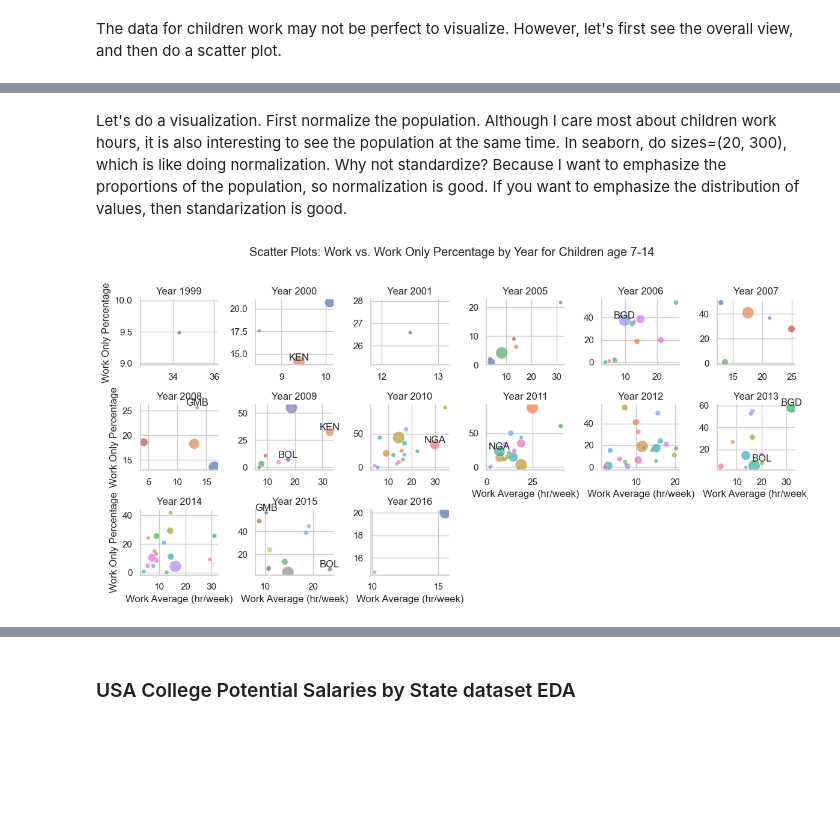
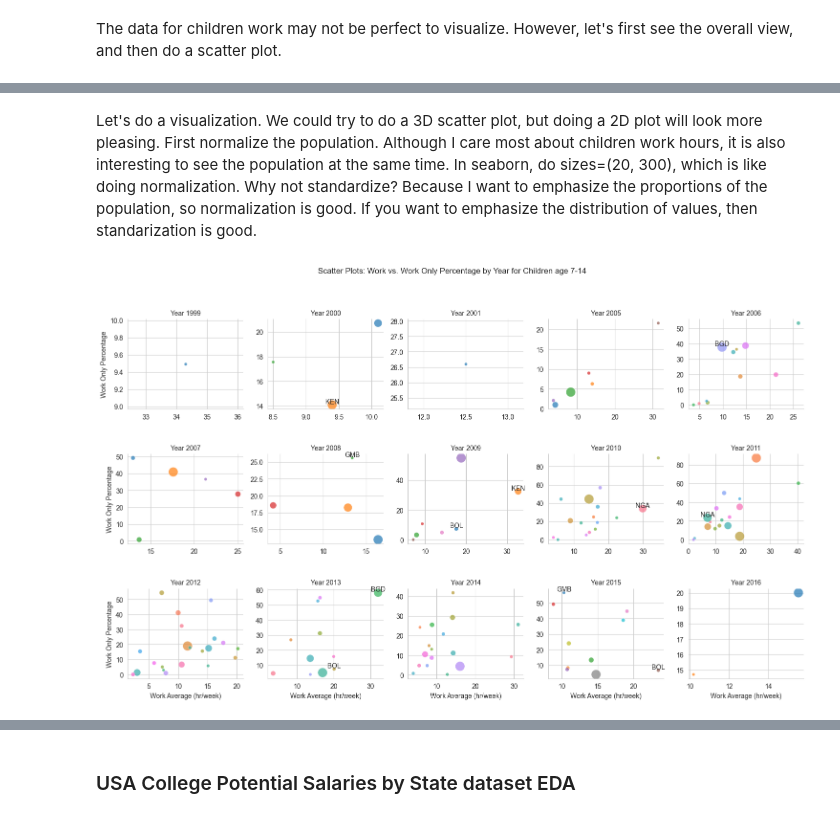
Before and after one commit to jerryliUMD/cmsc320_final_tutorial, a Jupyter notebook: tutorial.ipynb, the cells around one changed output, grey strips where cells are left out. Drawn from its saved outputs; the diff is of its cells as text; code cells hidden in the pictures; blank space fills up the shorter version.

```diff
--- a/tutorial.ipynb
+++ b/tutorial.ipynb
@@ -239,41 +300,40 @@ years = df_children_work['Year'].unique()
 # %% [markdown]
-Let's do a visualization. First normalize the population. Although I care most about children work hours, it is also interesting to see the population at the same time. In seaborn, do sizes=(20, 300), which is like doing normalization. Why not standardize? Because I want to emphasize the proportions of the population, so normalization is good. If you want to emphasize the distribution of values, then standarization is good.
+Let's do a visualization. We could try to do a 3D scatter plot, but doing a 2D plot will look more pleasing. First normalize the population. Although I care most about children work hours, it is also interesting to see the population at the same time. In seaborn, do sizes=(20, 300), which is like doing normalization. Why not standardize? Because I want to emphasize the proportions of the population, so normalization is good. If you want to emphasize the distribution of values, then standarization is good.
 # %%
 # Filter out the specific warning
-#warnings.filterwarnings("ignore", category=UserWarning, message="The figure layout has changed to tight")
+warnings.filterwarnings("ignore", category=UserWarning, message="The figure layout has changed to tight")
 
 # Create a FacetGrid of scatter plots
-g = sns.FacetGrid(df_children_work, col='Year', col_wrap=6, height=2, sharex=False, sharey=False)
+g = sns.FacetGrid(df_children_work, col='Year', col_wrap=5, height=3, sharex=False, sharey=False)
 g.map_dataframe(
     sns.scatterplot,
     x='Work_avg',
     y='Work_only_pct',
     size='Population',
     hue='Country',
     sizes=(20, 200),
     alpha=0.7,
 )
 
 g.set_titles(col_template="Year {col_name}")
 g.set_axis_labels('Work Average (hr/week)', 'Work Only Percentage')
 g.fig.suptitle('Scatter Plots: Work vs. Work Only Percentage by Year for Children age 7-14', y=1.02)
 plt.subplots_adjust(top=0.9, hspace=0.5)
 
 #let's track some countries
 track_countries = ['Nigeria', 'Gambia', 'Bangladesh', 'Kenya', 'Bolivia']
 
 # Iterate through subplots and add annotations
 for ax in g.axes.flat:
     year = ax.get_title().split(' ')[-1]
     data_year = df_children_work[df_children_work['Year'] == int(year)]
     for _, row in data_year.iterrows():
         if row['Country'] in track_countries:
             annotation_text = f"{row['Code']}"  # Combine country and year
             ax.annotate(annotation_text, (row['Work_avg'], row['Work_only_pct']),
                         textcoords="offset points", xytext=(0, 2), ha='center')
 
-plt.tight_layout()
 plt.show()
 # %% [output]
-[figure, old version]
+[figure, new version]
 # %% [markdown]
```
Also changed, not shown: parts of 40 cells of this notebook.
